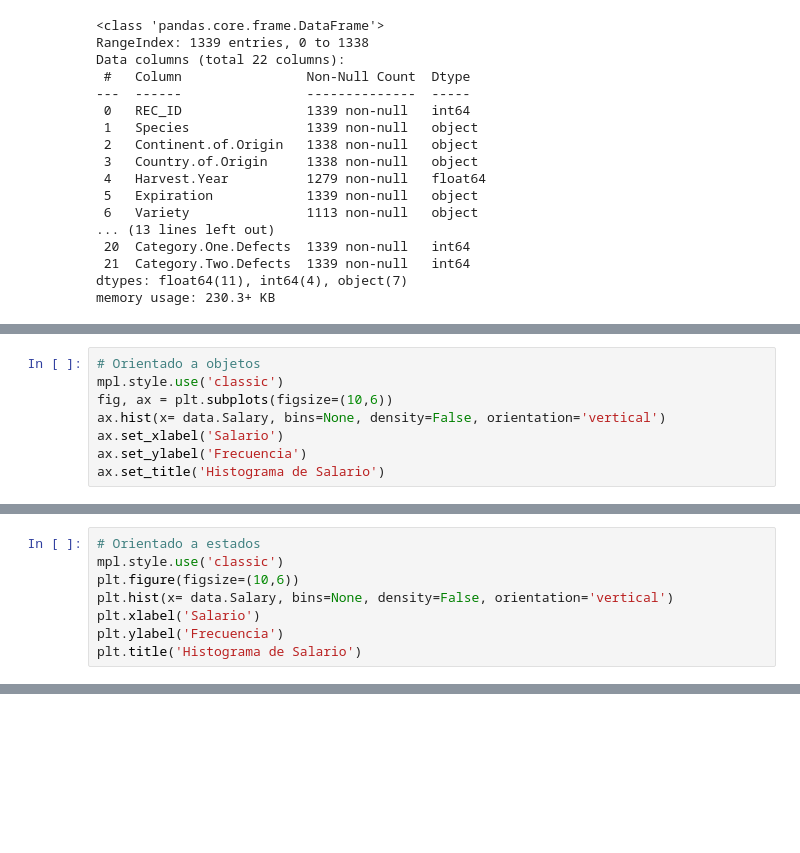
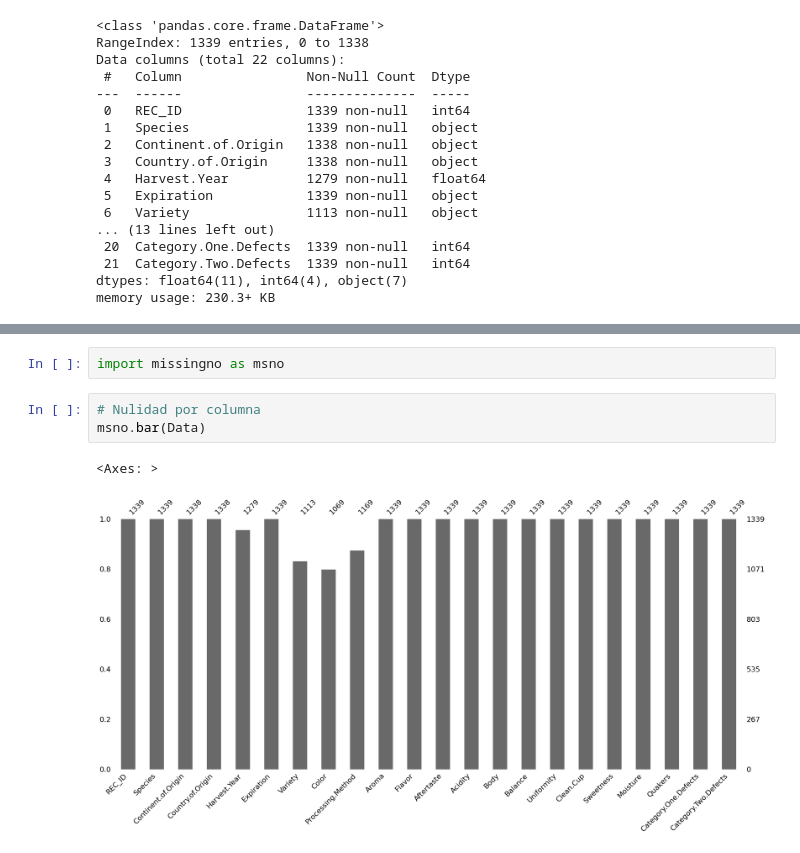
Before and after one commit to andresRah/datascience-novacoffee, a Jupyter notebook: ProyectoDS_Parte1_AndresArevalo.ipynb, the cells around one changed output, grey strips where cells are left out. Saved outputs shown, nothing was run; the diff lists cells and outputs as text; blank space fills up the shorter version.

```diff
--- a/ProyectoDS_Parte1_AndresArevalo.ipynb
+++ b/ProyectoDS_Parte1_AndresArevalo.ipynb
@@ -430,8 +144,0 @@ dtype: int64
-# %%
-# Orientado a objetos
-mpl.style.use('classic')
-fig, ax = plt.subplots(figsize=(10,6))
-ax.hist(x= data.Salary, bins=None, density=False, orientation='vertical')
-ax.set_xlabel('Salario')
-ax.set_ylabel('Frecuencia')
-ax.set_title('Histograma de Salario')
@@ -441,8 +144,0 @@ Text(0.5, 1.0, 'Histograma de Salario')
-# %%
-# Orientado a estados
-mpl.style.use('classic')
-plt.figure(figsize=(10,6))
-plt.hist(x= data.Salary, bins=None, density=False, orientation='vertical')
-plt.xlabel('Salario')
-plt.ylabel('Frecuencia')
-plt.title('Histograma de Salario')
@@ -517,0 +189,8 @@ Text(0.5, 0, 'Estado civil')
+# %%
+import missingno as msno
+# %%
+# Nulidad por columna
+msno.bar(Data)
+# %% [output]
+<Axes: >
+[figure, added]
```
Also changed, not shown: parts of 72 cells of this notebook.
